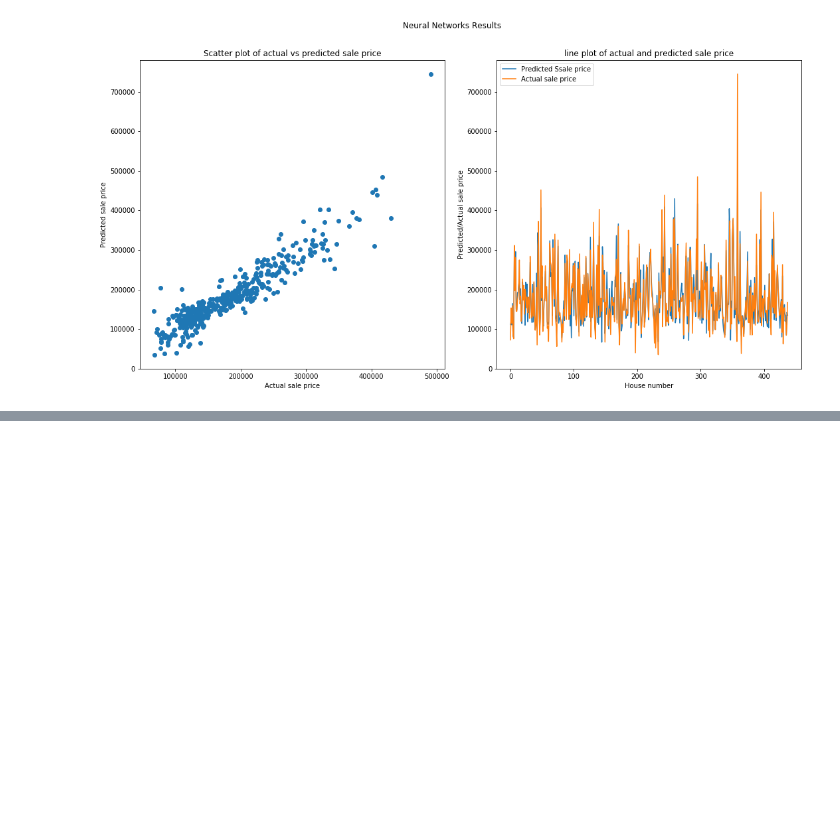
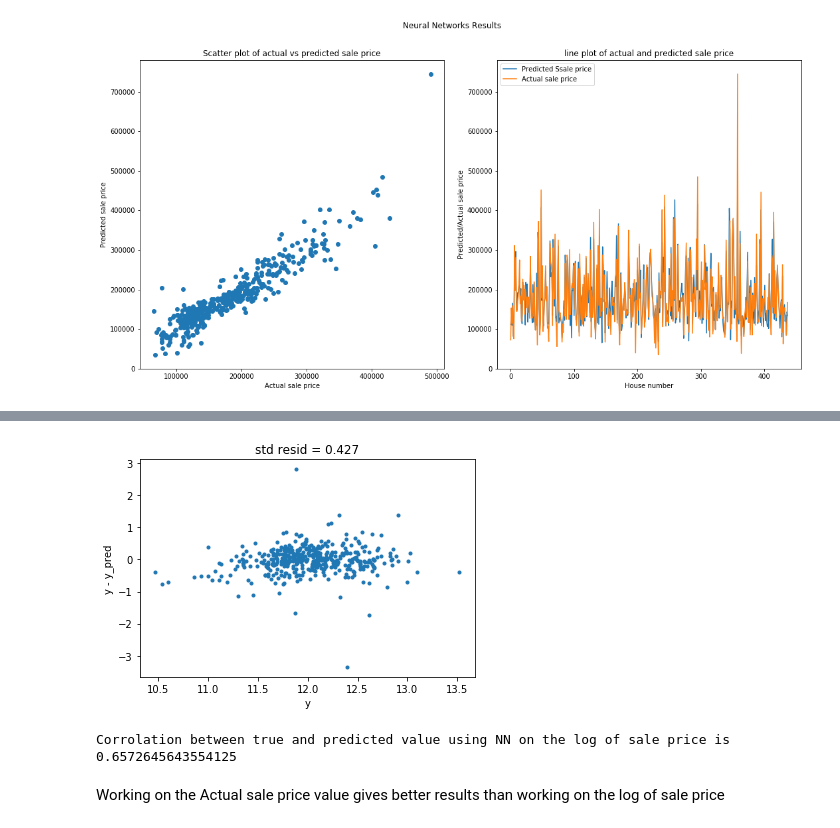
Before and after one commit to Yaohua-Chang/ML-Final-Project, a Jupyter notebook: Tamer/Week 04 NN .ipynb, the cells around one changed output, grey strips where cells are left out. Drawn from its saved outputs; the diff is of its cells as text; code cells hidden in the pictures; blank space fills up the shorter version.

```diff
--- a/Tamer/Week 04 NN .ipynb
+++ b/Tamer/Week 04 NN .ipynb
@@ -92,0 +196,17 @@ fig.subplots_adjust(top=0.88)
+# %%
+resid = y_test - y_pred.squeeze()
+mean_resid = resid.mean()
+std_resid = resid.std()
+plt.plot(y_test,resid,'.')
+plt.xlabel('y')
+plt.ylabel('y - y_pred');
+plt.title('std resid = {:.3f}'.format(std_resid));
+# %% [output]
+[figure, added]
+# %%
+print("Corrolation between true and predicted value using NN on the log of sale price is {}".\
+      format(np.corrcoef(y_test,y_pred.squeeze())[0][1]))
+# %% [output]
+Corrolation between true and predicted value using NN on the log of sale price is 0.6572645643554125
+# %% [markdown]
+Working on the Actual sale price value gives better results than working on the log of sale price
```
Also changed, not shown: parts of 11 cells of this notebook, 2 other files.
